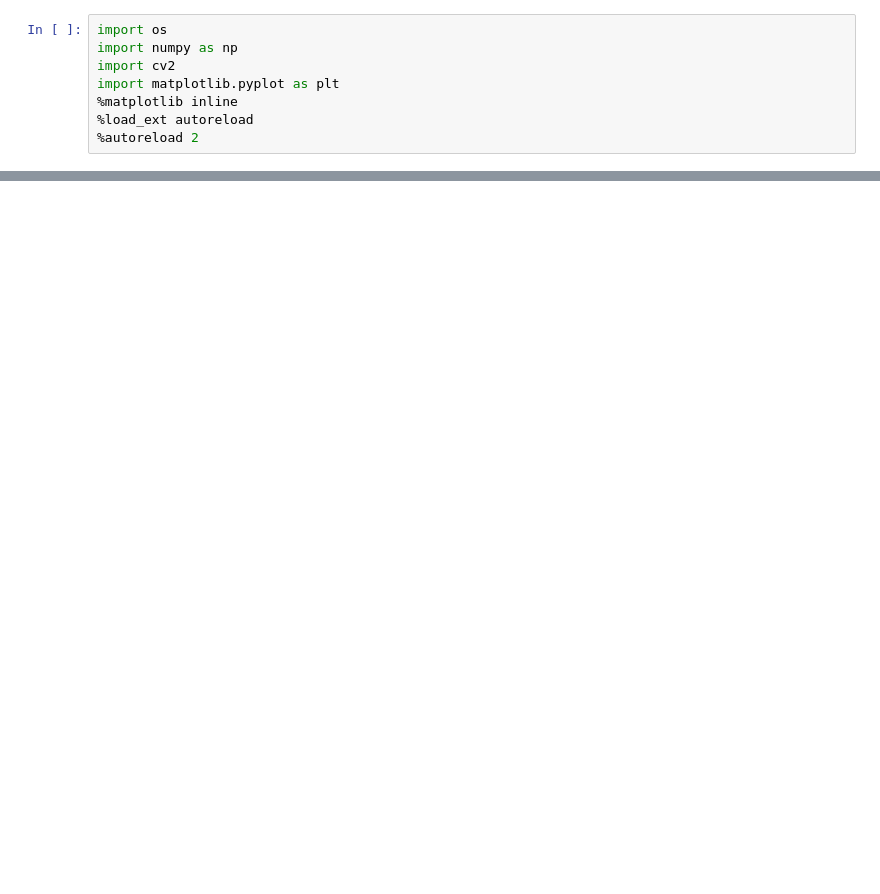
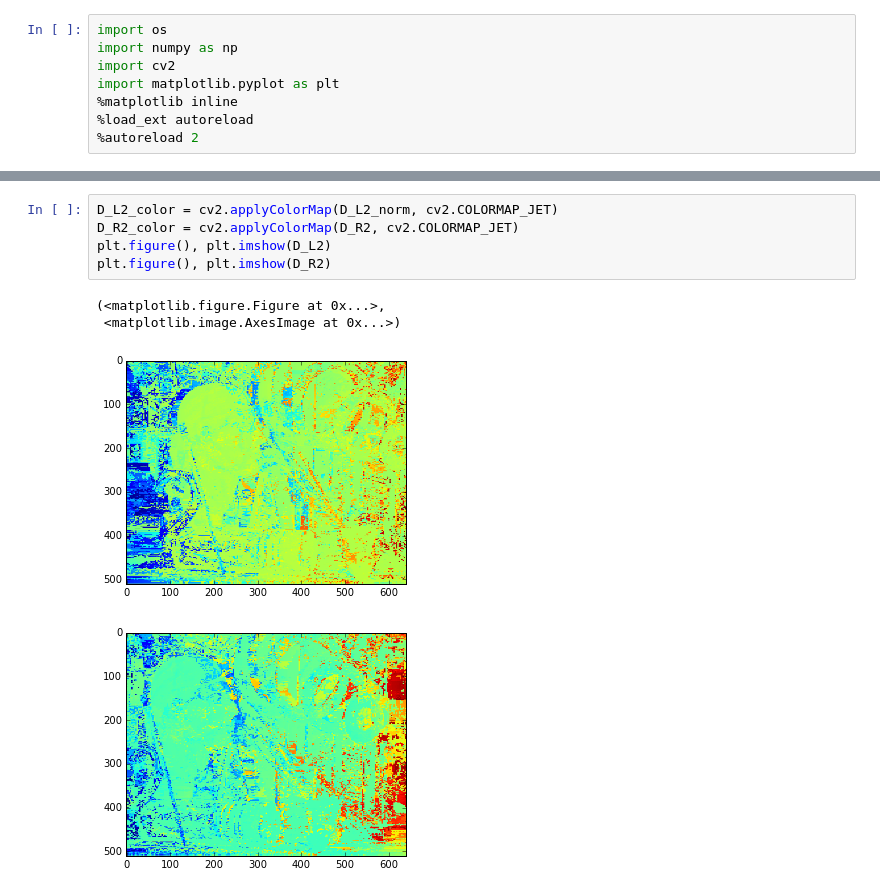
Before and after one commit to thomasantony/ud810-intro-computer-vision, a Jupyter notebook: ps2/ps2.ipynb, the cells around one changed output, grey strips where cells are left out. Drawn from its saved outputs; the diff is of its cells as text; blank space fills up the shorter version.

```diff
--- a/ps2/ps2.ipynb
+++ b/ps2/ps2.ipynb
@@ -124,0 +138,10 @@ plt.figure(), plt.imshow(D_R2_norm, 'gray')
+# %%
+D_L2_color = cv2.applyColorMap(D_L2_norm, cv2.COLORMAP_JET)
+D_R2_color = cv2.applyColorMap(D_R2, cv2.COLORMAP_JET)
+plt.figure(), plt.imshow(D_L2)
+plt.figure(), plt.imshow(D_R2)
+# %% [output]
+(<matplotlib.figure.Figure at 0x...>,
+ <matplotlib.image.AxesImage at 0x...>)
+[figure, added]
+[figure, added]
```
Also changed, not shown: parts of 3 cells of this notebook, 4 other files.
